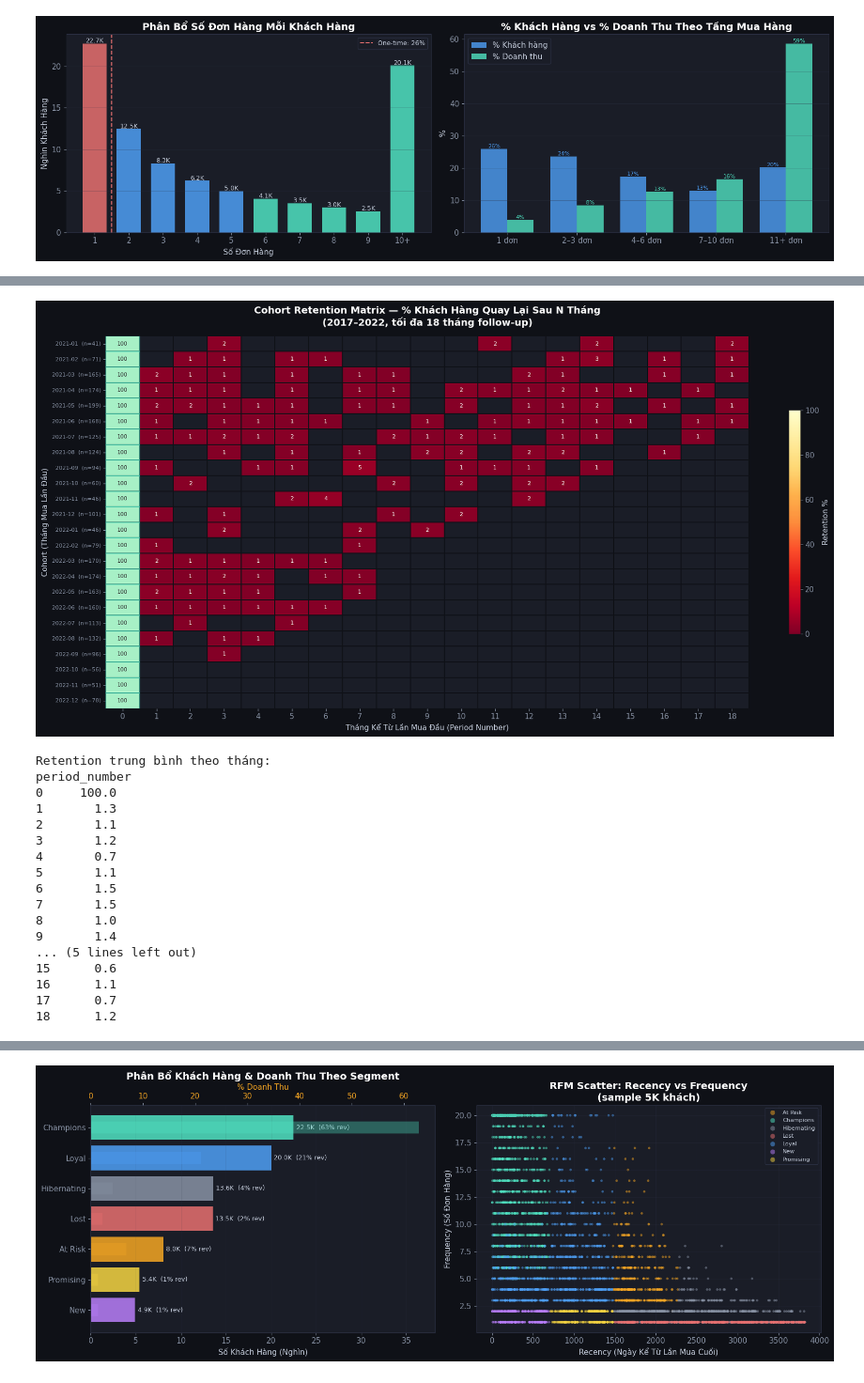
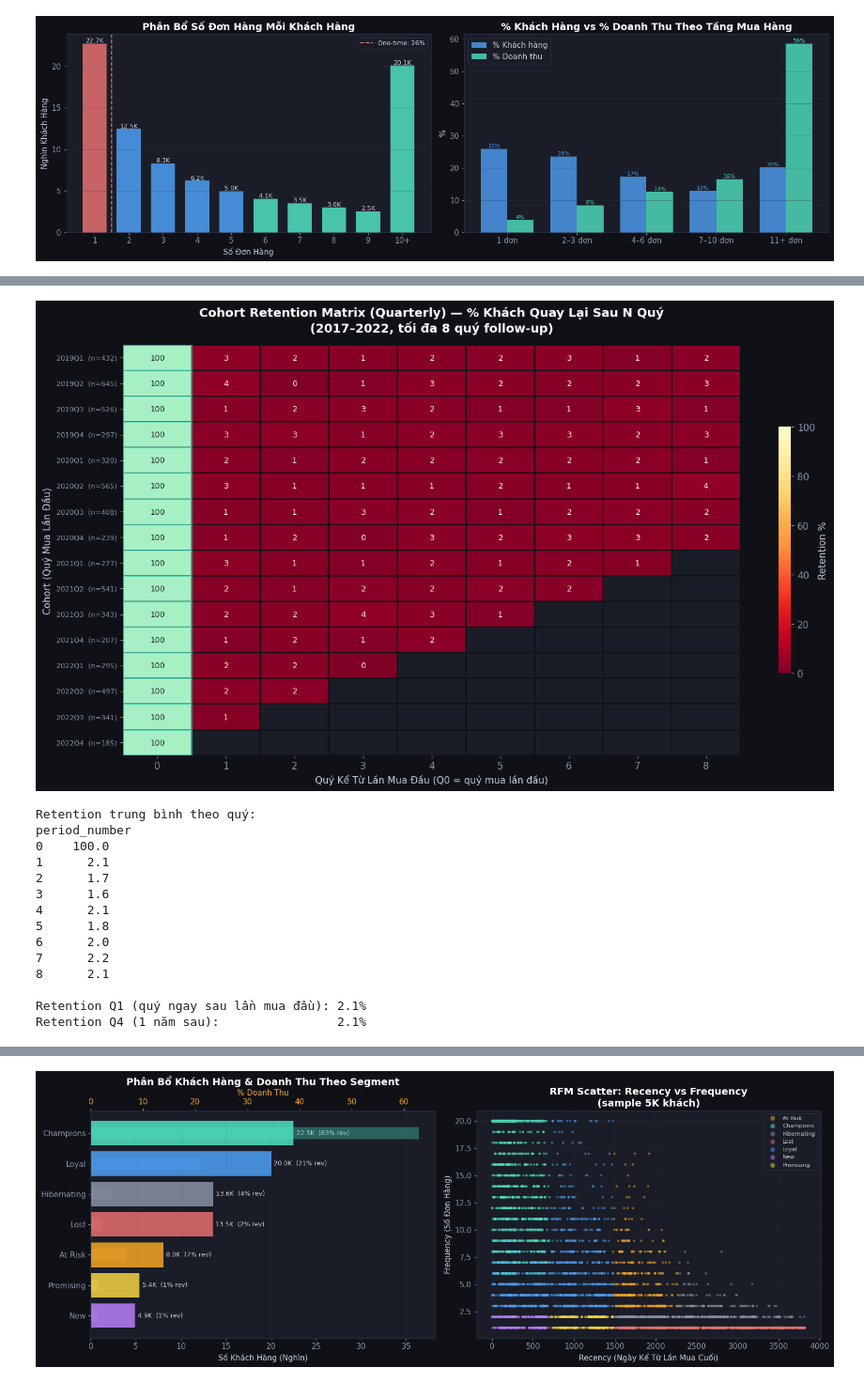
Before and after one commit to maulan1208/DATATHON_2026, a Jupyter notebook: notebooks/Data_Storytelling.ipynb, the cells around one changed output, grey strips where cells are left out. Shown at 94% size. Drawn from its saved outputs; the diff is of its cells as text; code cells hidden in the pictures.

```diff
--- a/notebooks/Data_Storytelling.ipynb
+++ b/notebooks/Data_Storytelling.ipynb
@@ -493,85 +537,79 @@ Repeat rate     : 74.1%
 # %%
-## 2.2 Cohort Retention Analysis
+## 2.2 Cohort Retention Analysis (Quarterly)
+# Monthly cohort cho retention ~1.3% vì khách mua trung bình mỗi 10 tháng/lần
+# → Quarterly cohort phù hợp hơn với chu kỳ mua hàng thực tế của fashion retail
 
-# Cohort = tháng mua hàng lần đầu
 cohort_df = orders_valid[['customer_id','order_date']].copy()
-cohort_df['order_month']  = cohort_df['order_date'].dt.to_period('M')
-cohort_df['cohort_month'] = (cohort_df.groupby('customer_id')['order_date']
-                              .transform('min').dt.to_period('M'))
-cohort_df['period_number'] = (cohort_df['order_month'] - cohort_df['cohort_month']).apply(lambda x: x.n)
+cohort_df['order_quarter']  = cohort_df['order_date'].dt.to_period('Q')
+cohort_df['cohort_quarter'] = (cohort_df.groupby('customer_id')['order_date']
+                                .transform('min').dt.to_period('Q'))
+cohort_df['period_number']  = (cohort_df['order_quarter'] - cohort_df['cohort_quarter']).apply(lambda x: x.n)
 
-# Giữ lại cohort từ 2017 trở đi để có đủ follow-up, tối đa 18 tháng
-cohort_df = cohort_df[cohort_df['cohort_month'].dt.year >= 2017]
-cohort_df = cohort_df[cohort_df['period_number'] <= 18]
+# 2017 trở đi để có đủ follow-up, tối đa 8 quý (2 năm)
+cohort_df = cohort_df[cohort_df['cohort_quarter'].dt.year >= 2017]
+cohort_df = cohort_df[cohort_df['period_number'] <= 8]
 
 cohort_counts = (cohort_df
-                 .groupby(['cohort_month','period_number'])['customer_id']
+                 .groupby(['cohort_quarter','period_number'])['customer_id']
                  .nunique()
                  .reset_index(name='n_customers'))
 
-cohort_pivot = cohort_counts.pivot(index='cohort_month', columns='period_number', values='n_customers')
+cohort_pivot = cohort_counts.pivot(index='cohort_quarter', columns='period_number', values='n_customers')
 cohort_size  = cohort_pivot[0]
 retention    = cohort_pivot.div(cohort_size, axis=0) * 100
 
-# Keep last 24 cohorts for readability
-retention = retention.tail(24)
-cohort_size_plot = cohort_size.tail(24)
+retention        = retention.tail(16)
+cohort_size_plot = cohort_size.tail(16)
 
-fig, ax = plt.subplots(figsize=(18, 9))
+fig, ax = plt.subplots(figsize=(14, 8))
 fig.patch.set_facecolor('#0f1117')
 
 mask = retention.isna()
 sns.heatmap(
     retention,
     mask=mask,
     annot=True, fmt='.0f',
     cmap='YlOrRd_r',
     vmin=0, vmax=100,
     ax=ax,
     linewidths=0.3, linecolor='#0f1117',
     cbar_kws={'label': 'Retention %', 'shrink': 0.6},
-    annot_kws={'size': 8}
+    annot_kws={'size': 9}
 )
-
-# Highlight month-0 (always 100%)
 for i in range(len(retention)):
     ax.add_patch(plt.Rectangle((0, i), 1, 1, fill=True,
                                 color='#50e3c2', alpha=0.5, zorder=2))
 
-ax.set_title('Cohort Retention Matrix — % Khách Hàng Quay Lại Sau N Tháng\n(2017–2022, tối đa 18 tháng follow-up)',
-             pad=15)
-ax.set_xlabel('Tháng Kể Từ Lần Mua Đầu (Period Number)')
-ax.set_ylabel('Cohort (Tháng Mua Lần Đầu)')
+ax.set_title('Cohort Retention Matrix (Quarterly) — % Khách Quay Lại Sau N Quý\n(2017–2022, tối đa 8 quý follow-up)', pad=15)
+ax.set_xlabel('Quý Kể Từ Lần Mua Đầu (Q0 = quý mua lần đầu)')
+ax.set_ylabel('Cohort (Quý Mua Lần Đầu)')
 
-# Add cohort size on left
 cohort_labels = [f"{str(c)}  (n={int(cohort_size_plot[c]):,})"
                  for c in retention.index]
 ax.set_yticklabels(cohort_labels, fontsize=8)
 
 plt.tight_layout()
 plt.savefig('../outputs/charts/lifecycle/lc_06_cohort.png', dpi=150, bbox_inches='tight', facecolor='#0f1117')
 plt.show()
 
-# Average retention by period
 avg_ret = retention.mean()
-print("\nRetention trung bình theo tháng:")
+print("Retention trung bình theo quý:")
 print(avg_ret.dropna().round(1).to_string())
+print(f"\nRetention Q1 (quý ngay sau lần mua đầu): {avg_ret.get(1, float('nan')):.1f}%")
+print(f"Retention Q4 (1 năm sau):                {avg_ret.get(4, float('nan')):.1f}%")
 # %% [output]
-[figure, old version]
+[figure, new version]
-Retention trung bình theo tháng:
+Retention trung bình theo quý:
 period_number
-0     100.0
-1       1.3
-2       1.1
-3       1.2
-4       0.7
-5       1.1
-6       1.5
-7       1.5
-8       1.0
-9       1.4
-... (5 lines left out)
-15      0.6
-16      1.1
-17      0.7
-18      1.2
+0    100.0
+1      2.1
+2      1.7
+3      1.6
+4      2.1
+5      1.8
+6      2.0
+7      2.2
+8      2.1
+
+Retention Q1 (quý ngay sau lần mua đầu): 2.1%
+Retention Q4 (1 năm sau):                2.1%
```
Also changed, not shown: parts of 15 cells of this notebook, 4 other files.
